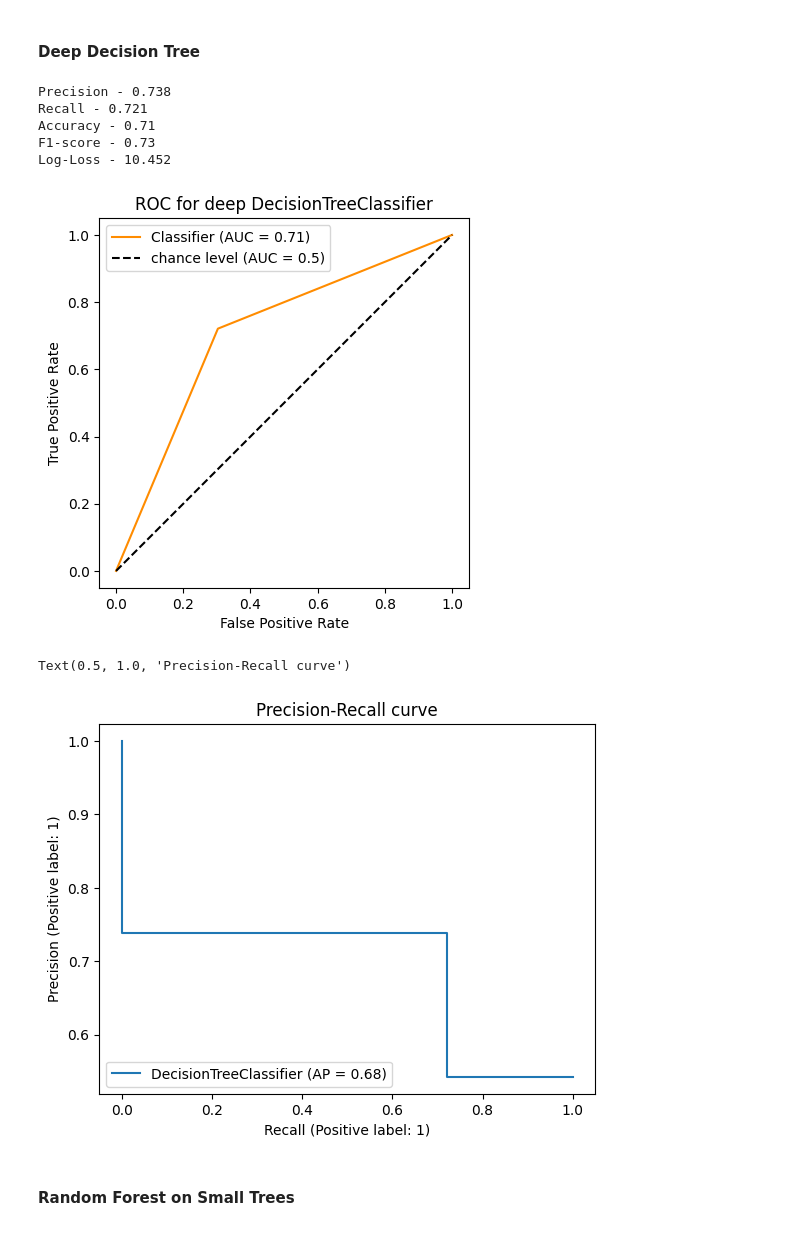
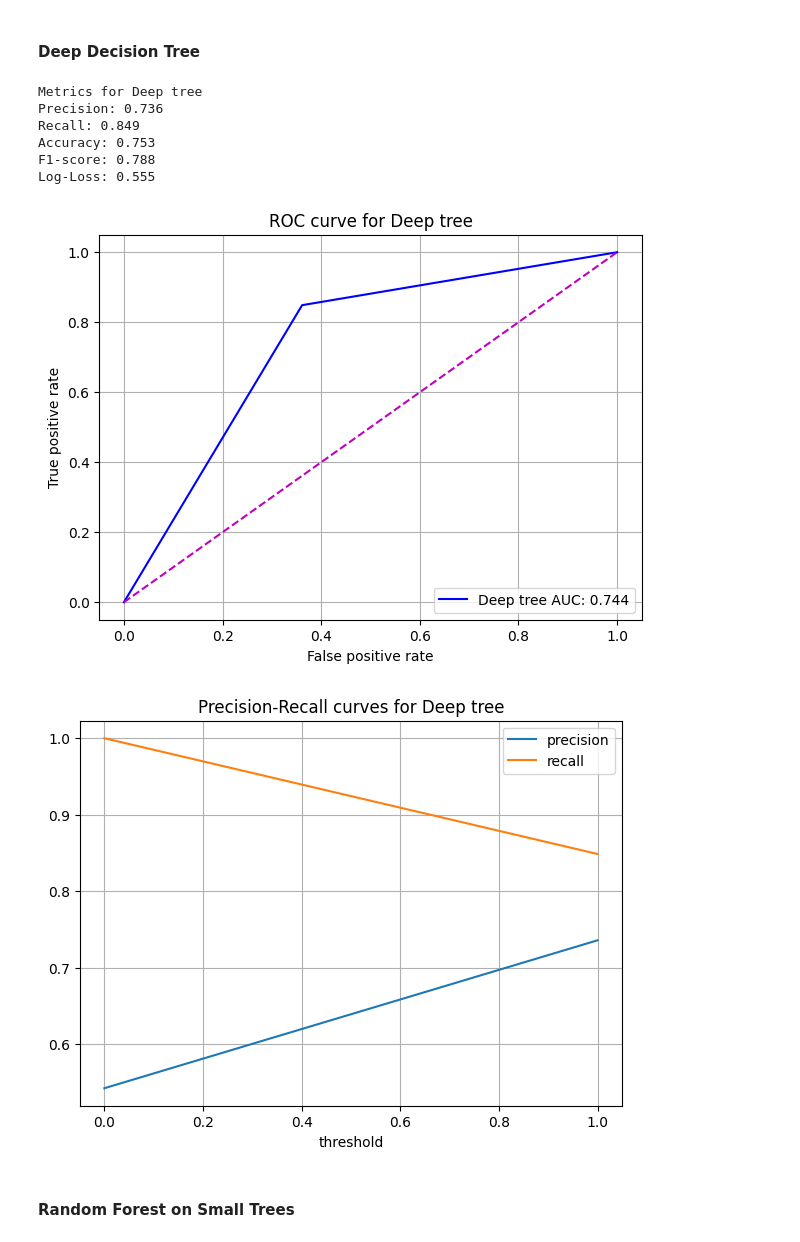
Before and after one commit to etietopabraham/Machine-Learning, a Jupyter notebook: Task-1/MLT_Task1_EtietopAbraham_J4134c.ipynb, the cells around one changed output. Drawn from its saved outputs; the diff is of its cells as text; code cells hidden in the pictures.

```diff
--- a/Task-1/MLT_Task1_EtietopAbraham_J4134c.ipynb
+++ b/Task-1/MLT_Task1_EtietopAbraham_J4134c.ipynb
@@ -129,45 +144,23 @@ Text(0.5, 1.0, 'Precision-Recall curve')
 # %% [markdown]
 #### Deep Decision Tree
-# %%
-# Train the DecisionTreeClassifier with max_depth=30
-model_2 = DecisionTreeClassifier(max_depth=30)
-model_2.fit(X_train, y_train)
-
-# Make predictions with the model
-y_pred_2 = model_2.predict(X_test)
-
-# Calculate and print performance metrics
-metrics = {
-    "Precision": precision_score,
-    "Recall": recall_score,
-    "Accuracy": accuracy_score,
-    "F1-score": f1_score,
-    "Log-Loss": log_loss,
-}
-for name, func in metrics.items():
-    print(f"{name} - {round(func(y_test, y_pred_2), 3)}")
-
-# Generate ROC curve display
-RocCurveDisplay.from_predictions(y_test, y_pred_2, color="darkorange")
-plt.plot([0, 1], [0, 1], "k--", label="chance level (AUC = 0.5)")
-plt.axis("square")
-plt.xlabel("False Positive Rate")
-plt.ylabel("True Positive Rate")
-plt.title("ROC for deep DecisionTreeClassifier")
-plt.legend()
-plt.show()
-
-# Generate Precision-Recall display
-display = PrecisionRecallDisplay.from_estimator(model_2, X_test, y_test)
-display.ax_.set_title("Precision-Recall curve")
-# %% [output]
-Precision - 0.738
-Recall - 0.721
-Accuracy - 0.71
-F1-score - 0.73
-Log-Loss - 10.452
-[figure, removed]
-Text(0.5, 1.0, 'Precision-Recall curve')
-[figure, removed]
+# %%
+model_2 = tree.DecisionTreeClassifier(random_state=42, max_depth = 3)
+# Train the model using the training dataset with Decision Tree Classifier
+model_2.fit(X_train, y_train)
+predicted_values = model_2.predict(X_test)
+
+# Get the evaluation metrics for the deep tree model
+get_metrics(model_2, y_test, predicted_values, "Deep tree")
+get_ROC_plot(model_2, y_test, predicted_values, "Deep tree")
+get_prec_recall_plot(y_test, predicted_values, "Deep tree")
+# %% [output]
+Metrics for Deep tree
+Precision: 0.736
+Recall: 0.849
+Accuracy: 0.753
+F1-score: 0.788
+Log-Loss: 0.555
+[figure, added]
+[figure, added]
 # %% [markdown]
 #### Random Forest on Small Trees
```
Also changed, not shown: parts of 16 cells of this notebook, 4 other files.
